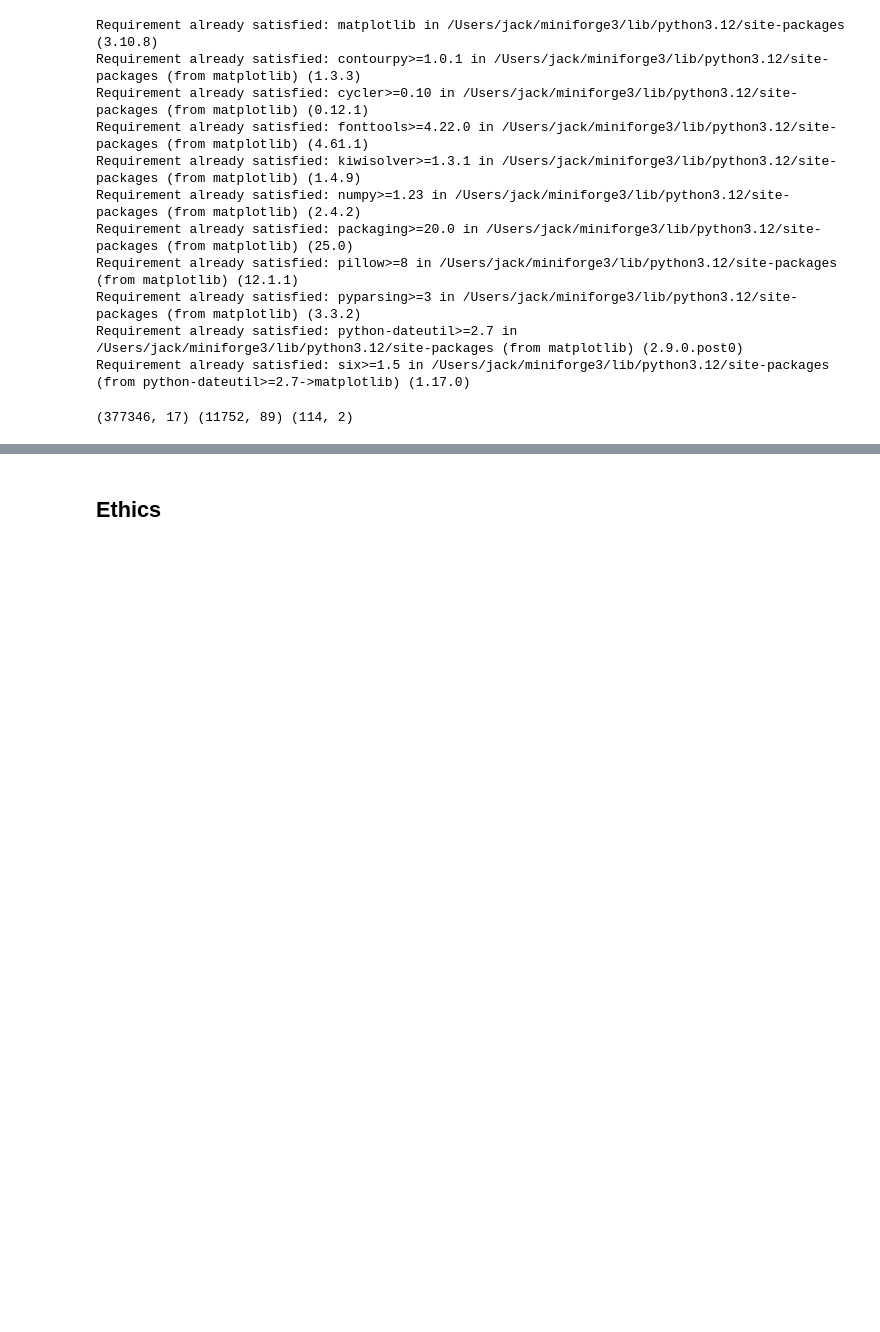
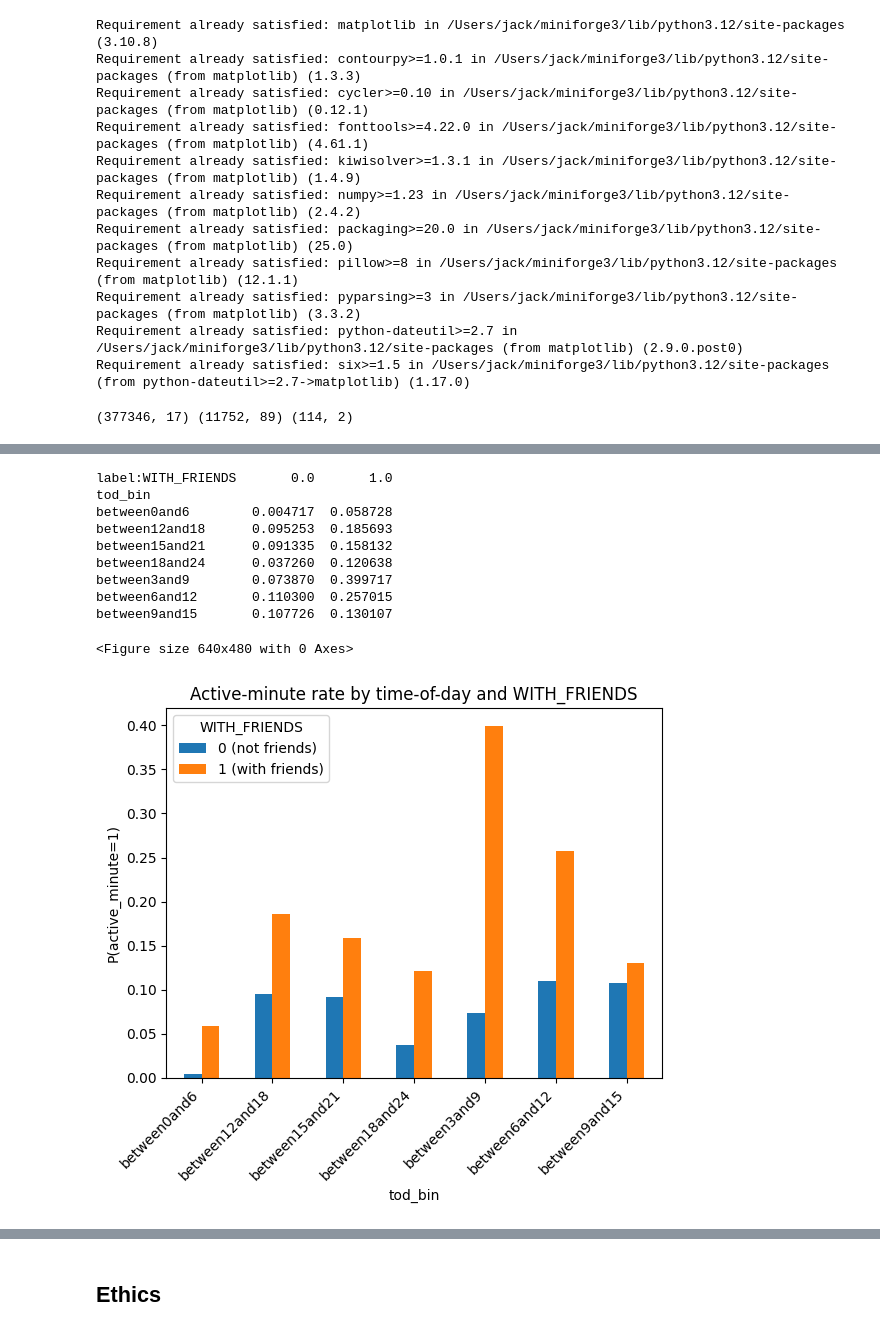
Before and after one commit to COGS108/Group033_WI26, a Jupyter notebook: 02-EDACheckpoint.ipynb, the cells around one changed output, grey strips where cells are left out. Saved outputs shown, nothing was run; the diff lists cells and outputs as text; code cells hidden in the pictures; blank space fills up the shorter version.

```diff
--- a/02-EDACheckpoint.ipynb
+++ b/02-EDACheckpoint.ipynb
@@ -509,0 +596,30 @@ print(ex.shape, temp.shape, holi.shape)
+# %%
+# Friends vs not friends within time bins
+pivot = ex.pivot_table(
+    index="tod_bin",
+    columns="label:WITH_FRIENDS",
+    values="active_minute",
+    aggfunc="mean"
+).sort_index()
+
+print(pivot)
+
+plt.figure()
+pivot.plot(kind="bar")
+plt.title("Active-minute rate by time-of-day and WITH_FRIENDS")
+plt.ylabel("P(active_minute=1)")
+plt.xticks(rotation=45, ha="right")
+plt.legend(title="WITH_FRIENDS", labels=["0 (not friends)", "1 (with friends)"])
+plt.show()
+# %% [output]
+label:WITH_FRIENDS       0.0       1.0
+tod_bin
+between0and6        0.004717  0.058728
+between12and18      0.095253  0.185693
+between15and21      0.091335  0.158132
+between18and24      0.037260  0.120638
+between3and9        0.073870  0.399717
+between6and12       0.110300  0.257015
+between9and15       0.107726  0.130107
+<Figure size 640x480 with 0 Axes>
+[figure, added]
```
Also changed, not shown: parts of 17 cells of this notebook.
